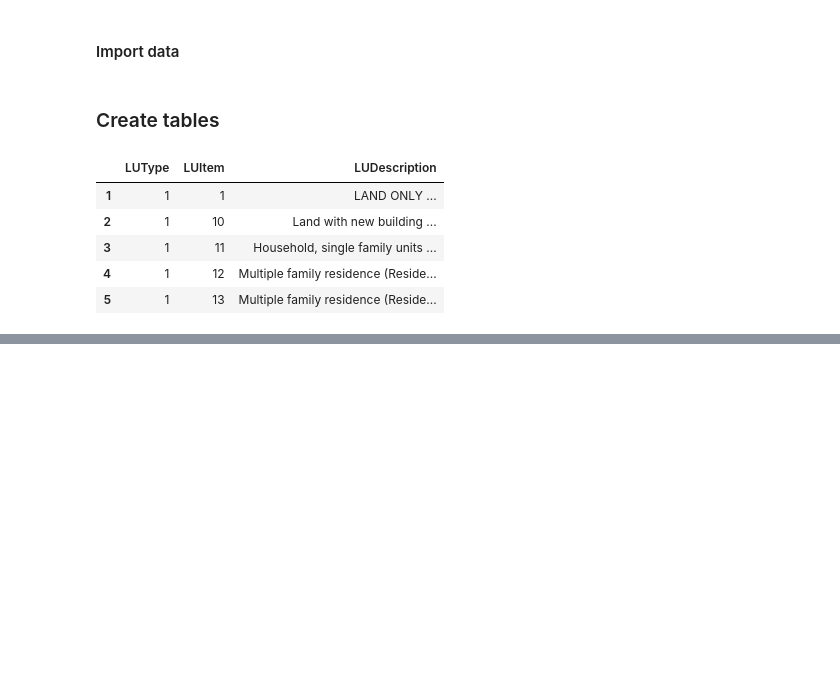
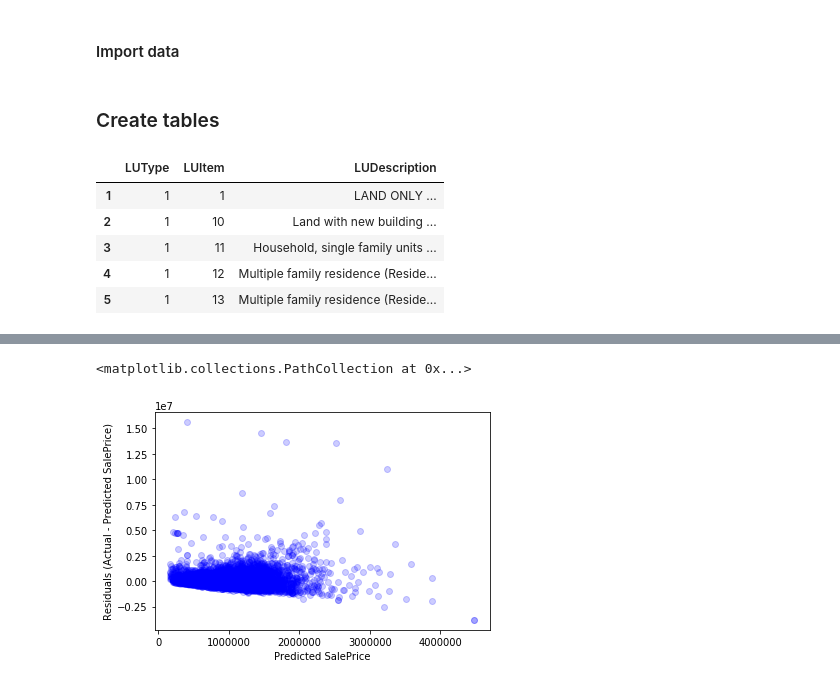
Before and after one commit to Daihongchen/king_county_housing_analysis, a Jupyter notebook: Exploratory Notebook/create_tables.ipynb, the cells around one changed output, grey strips where cells are left out. Cells and saved outputs as stored; diff of their text form; code cells hidden in the pictures; blank space fills up the shorter version.

Commit message:
add assumption check function py file

```diff
--- a/Exploratory Notebook/create_tables.ipynb
+++ b/Exploratory Notebook/create_tables.ipynb
@@ -374,0 +235,10 @@ strong multicollinearity or other numerical problems.
+# %%
+columns = ['SalePrice', 'SqlTotal']
+df = king_house_2019
+# %%
+kh_base = ac.create_df(df, columns)
+
+kh_base_model = ac.create_model(kh_base)
+
+model_summary = ac.model_summary(kh_base_model)
+model_summary
@@ -374,0 +292,5 @@ strong multicollinearity or other numerical problems.
+# %%
+ac.homosdt_check_fig(kh_base, kh_base_model)
+# %% [output]
+<matplotlib.collections.PathCollection at 0x...>
+[figure, added]
```
Also changed, not shown: parts of 41 cells of this notebook, 1 other file.
